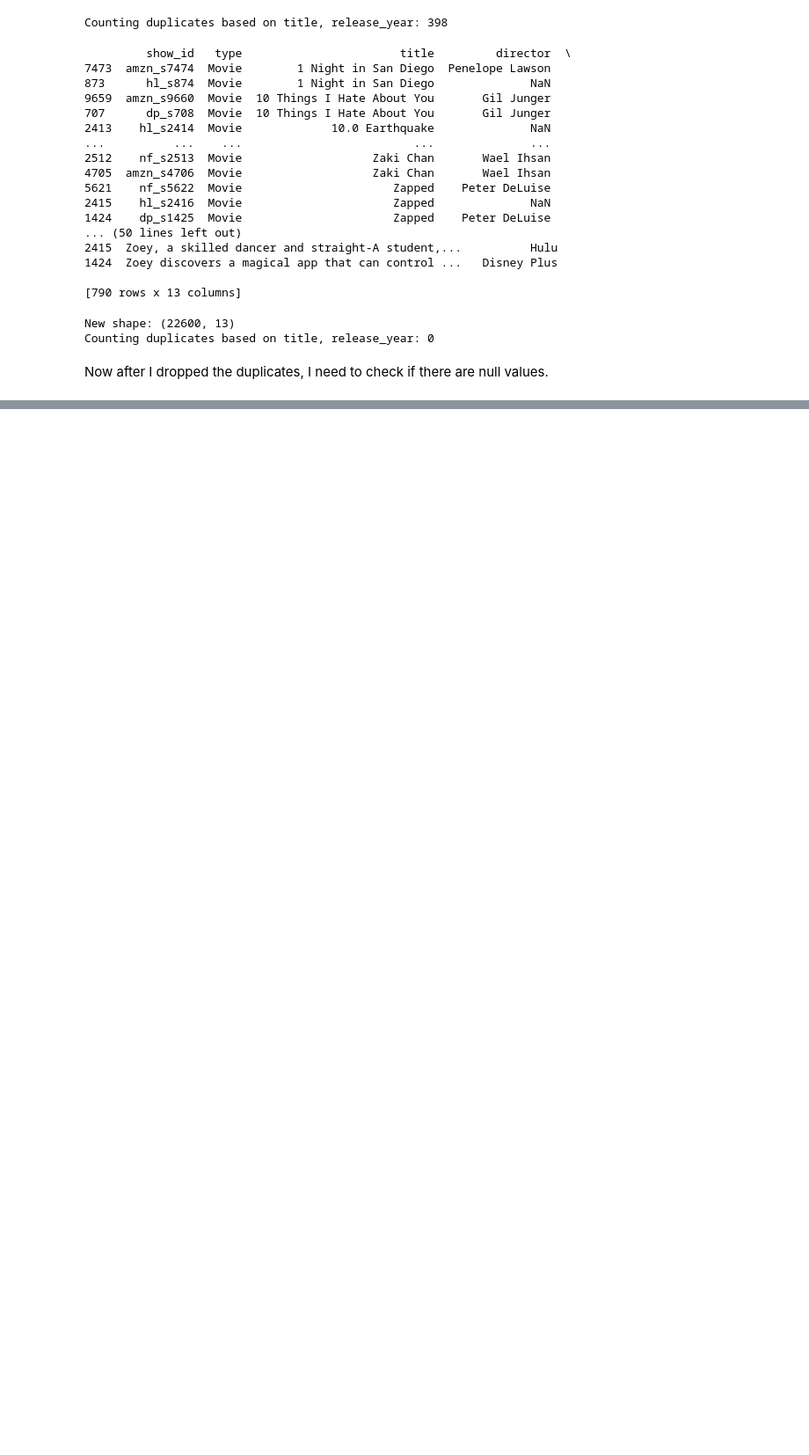
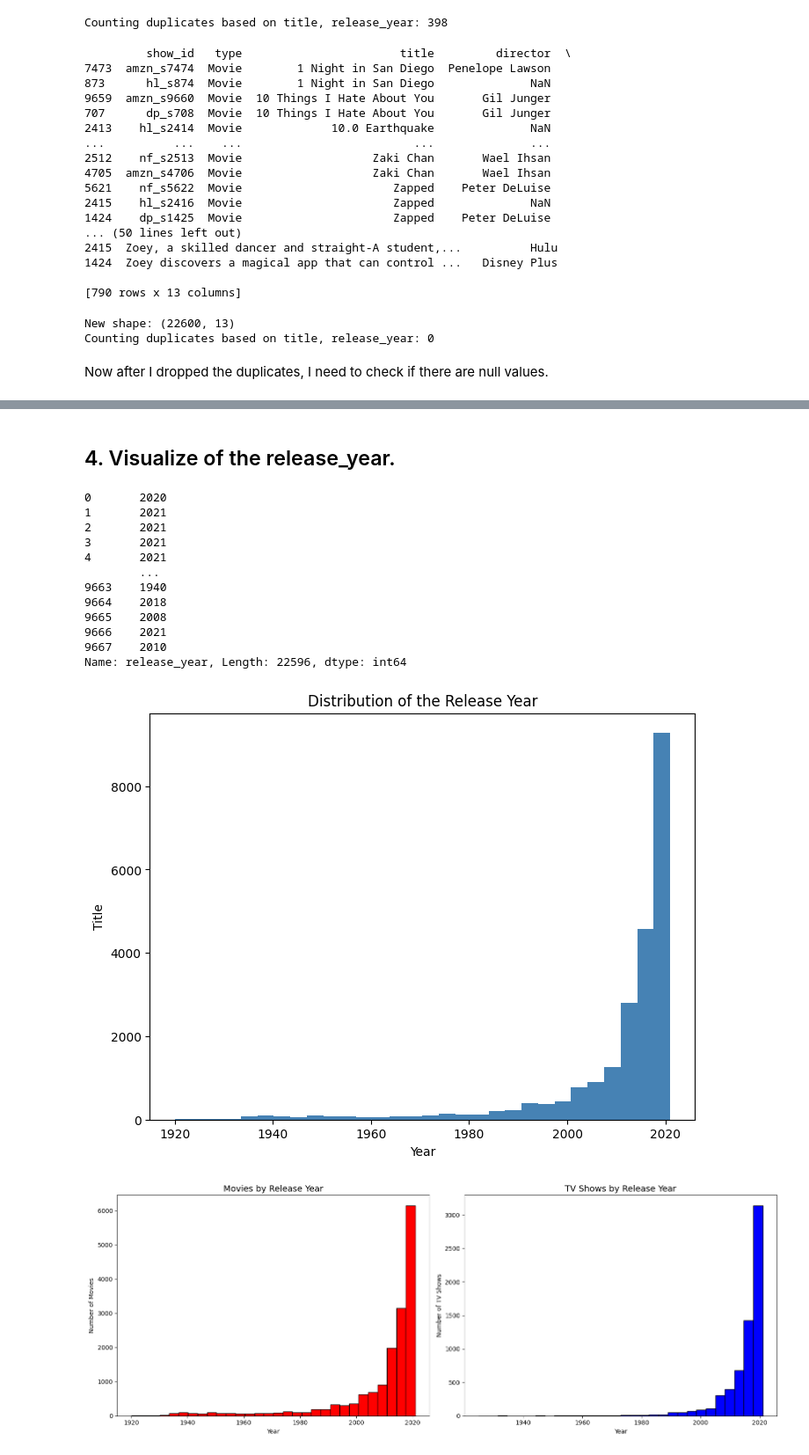
Before and after one commit to youssefshawwa1/movies_tv_recomendation_system, a Jupyter notebook: project.ipynb, the cells around one changed output, grey strips where cells are left out. Shown at 88% size. Drawn from its saved outputs; the diff is of its cells as text; code cells hidden in the pictures; blank space fills up the shorter version.

```diff
--- a/project.ipynb
+++ b/project.ipynb
@@ -272,0 +647,50 @@ dtype: int64
+# %% [markdown]
+## 4. Visualize of the release_year.
+# %%
+release_year = all_titles_clean["release_year"]
+print(release_year) # its type is int64 so all is good.
+
+plt.figure(figsize=(8, 6))
+
+plt.hist(release_year, bins=30, color='steelblue')
+plt.title("Distribution of the Release Year")
+plt.xlabel("Year")
+plt.ylabel("Title")
+plt.show()
+
+
+#  Now for seperate Movies, TV Shows.
+
+
+movies_release_year = all_titles_clean[all_titles_clean['type'] == 'Movie']['release_year']
+tv_shows_release_year = all_titles_clean[all_titles_clean['type'] == 'TV Show']['release_year']  # CHANGED TO 'TV Show'
+
+fig, axes = plt.subplots(1, 2, figsize=(16, 6))
+
+axes[0].hist(movies_release_year, bins=30, color='red', edgecolor='black') # Added bins & edge
+axes[0].set_title('Movies by Release Year', fontsize=14) # Fixed Title
+axes[0].set_xlabel('Year')
+axes[0].set_ylabel('Number of Movies')
+
+axes[1].hist(tv_shows_release_year, bins=30, color='blue', edgecolor='black') # Added bins & edge
+axes[1].set_title('TV Shows by Release Year', fontsize=14) # Fixed Title
+axes[1].set_xlabel('Year')
+axes[1].set_ylabel('Number of TV Shows')
+
+plt.tight_layout()
+plt.show()
+# %% [output]
+0       2020
+1       2021
+2       2021
+3       2021
+4       2021
+        ...
+9663    1940
+9664    2018
+9665    2008
+9666    2021
+9667    2010
+Name: release_year, Length: 22596, dtype: int64
+[figure, added]
+[figure, added]
```
Also changed, not shown: parts of 50 cells of this notebook, 5 other files.
